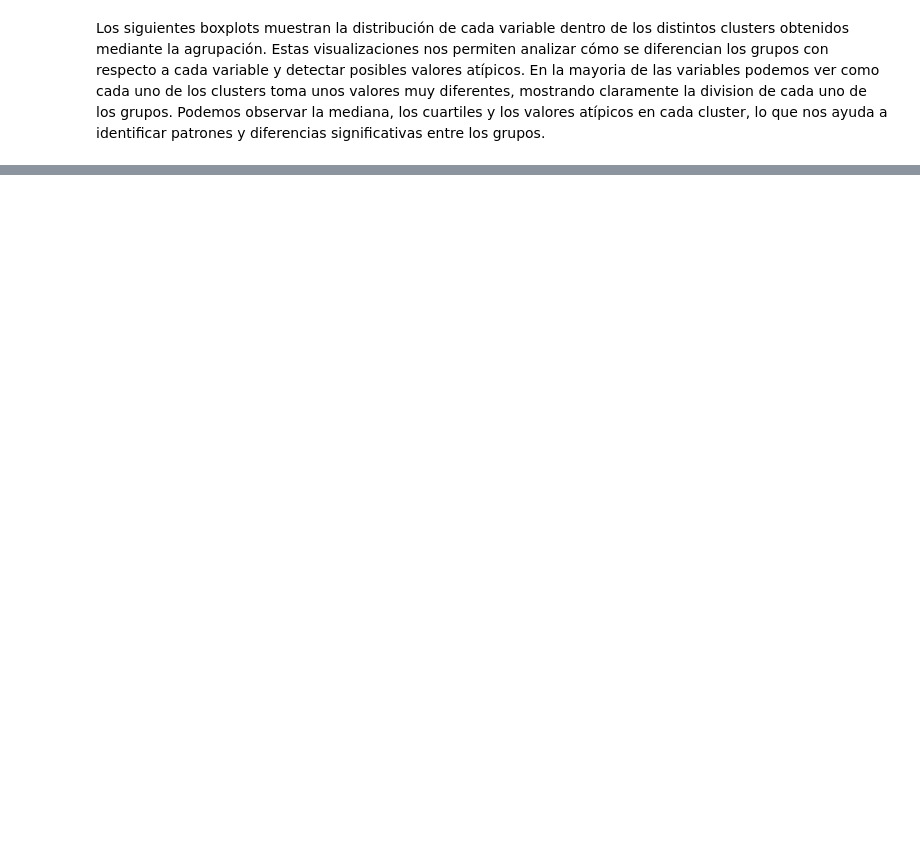
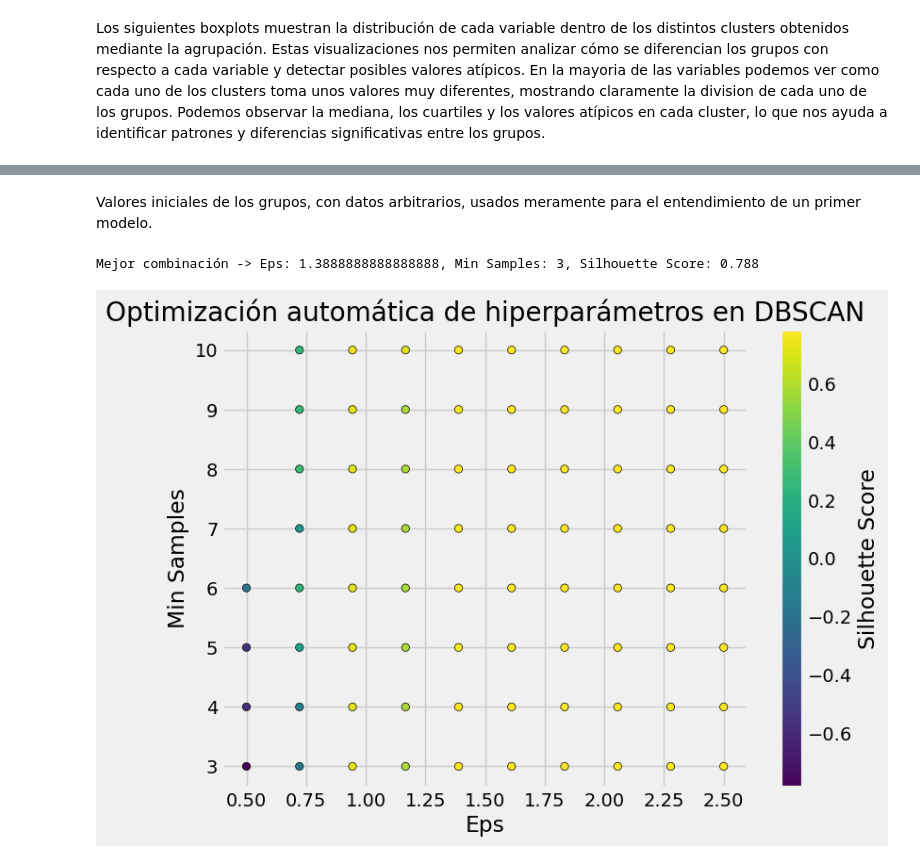
Before and after one commit to InteligenciaNegocios-G14/Laboratorio2, a Jupyter notebook: Laboratorio2.ipynb, the cells around one changed output, grey strips where cells are left out. Cells and saved outputs as stored; diff of their text form; code cells hidden in the pictures; blank space fills up the shorter version.

```diff
--- a/Laboratorio2.ipynb
+++ b/Laboratorio2.ipynb
@@ -533,0 +568,4 @@ for col in data_scaled.columns:
+# %%
+optimal_eps = 1.0
+dbscan = DBSCAN(eps=optimal_eps, min_samples=5)
+labels = dbscan.fit_predict(data_scaled[data_scaled.columns])
@@ -533,0 +592,48 @@ for col in data_scaled.columns:
+# %% [markdown]
+Valores iniciales de los grupos, con datos arbitrarios, usados meramente para el entendimiento de un primer modelo.
+# %%
+
+# Definir la cuadrícula de hiperparámetros
+from sklearn.model_selection import ParameterGrid
+
+
+param_grid = {
+    'eps': np.linspace(0.5, 2.5, 10),  # 10 valores entre 0.5 y 2.5
+    'min_samples': range(3, 11)  # Valores de min_samples de 3 a 10
+}
+
+# Variables para almacenar el mejor resultado
+best_score = -1
+best_params = None
+results = []
+
+# Iterar sobre todas las combinaciones de hiperparámetros
+for params in ParameterGrid(param_grid):
+    dbscan = DBSCAN(eps=params['eps'], min_samples=params['min_samples'])
+    cluster_labels = dbscan.fit_predict(data_scaled)
+
+    # Evitar calcular Silhouette si hay solo 1 cluster o puro ruido
+    if len(set(cluster_labels)) > 1:
+        score = silhouette_score(data_scaled, cluster_labels)
+        results.append((params['eps'], params['min_samples'], score))
+
+        if score > best_score:
+            best_score = score
+            best_params = params
+
+# Mostrar el mejor resultado
+print(f"Mejor combinación -> Eps: {best_params['eps']}, Min Samples: {best_params['min_samples']}, Silhouette Score: {best_score:.3f}")
+
+# Graficar los resultados
+eps_vals, min_vals, scores = zip(*results)
+plt.figure(figsize=(8, 6))
+plt.scatter(eps_vals, min_vals, c=scores, cmap='viridis', marker='o', edgecolors='k')
+plt.colorbar(label='Silhouette Score')
+plt.xlabel('Eps')
+plt.ylabel('Min Samples')
+plt.title('Optimización automática de hiperparámetros en DBSCAN')
+plt.grid(True)
+plt.show()
+# %% [output]
+Mejor combinación -> Eps: 1.3888888888888888, Min Samples: 3, Silhouette Score: 0.788
+[figure, added]
```
Also changed, not shown: parts of 24 cells of this notebook.
